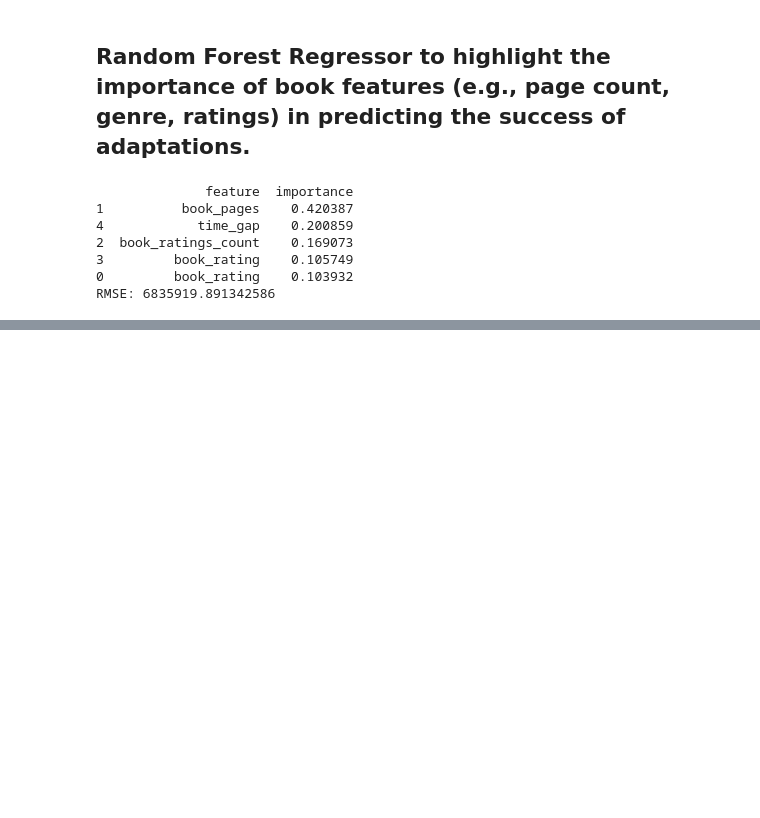
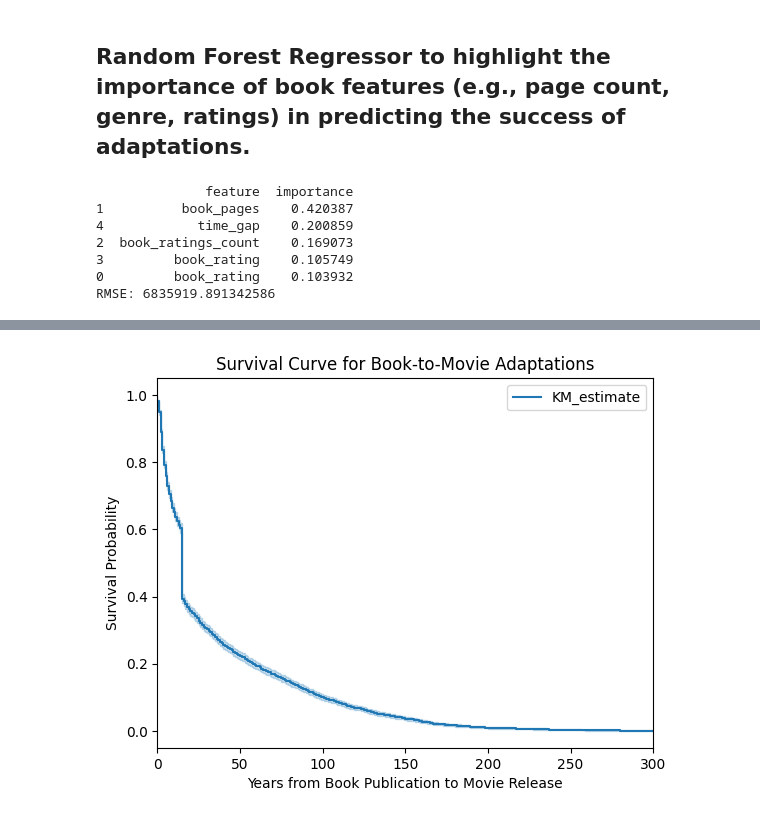
Before and after one commit to epfl-ada/ada-2024-project-ada212, a Jupyter notebook: data_analysis.ipynb, the cells around one changed output, grey strips where cells are left out. Cells and saved outputs as stored; diff of their text form; code cells hidden in the pictures; blank space fills up the shorter version.

```diff
--- a/data_analysis.ipynb
+++ b/data_analysis.ipynb
@@ -120,0 +138,4 @@ RMSE: 6835919.891342586
+# %%
+# Handling NaN values of timegap column
+
+movie_adaptation['time_gap'] = movie_adaptation['time_gap'].fillna(movie_adaptation['time_gap'].median())
@@ -120,0 +148,18 @@ RMSE: 6835919.891342586
+# %%
+from lifelines import KaplanMeierFitter
+
+# Initialize Kaplan-Meier fitter
+kmf = KaplanMeierFitter()
+
+# Fit the Kaplan-Meier estimator
+kmf.fit(movie_adaptation['time_gap'], event_observed=[1] * len(movie_adaptation))
+
+# Plot the survival curve
+kmf.plot_survival_function()
+plt.title('Survival Curve for Book-to-Movie Adaptations')
+plt.xlabel('Years from Book Publication to Movie Release')
+plt.ylabel('Survival Probability')
+plt.xlim([0,300])
+plt.show()
+# %% [output]
+[figure, added]
```
Also changed, not shown: parts of 5 cells of this notebook.
